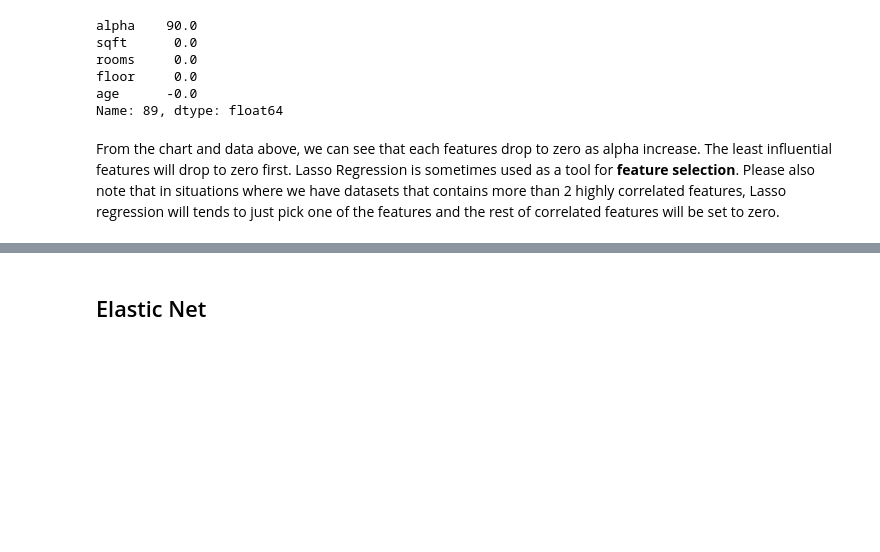
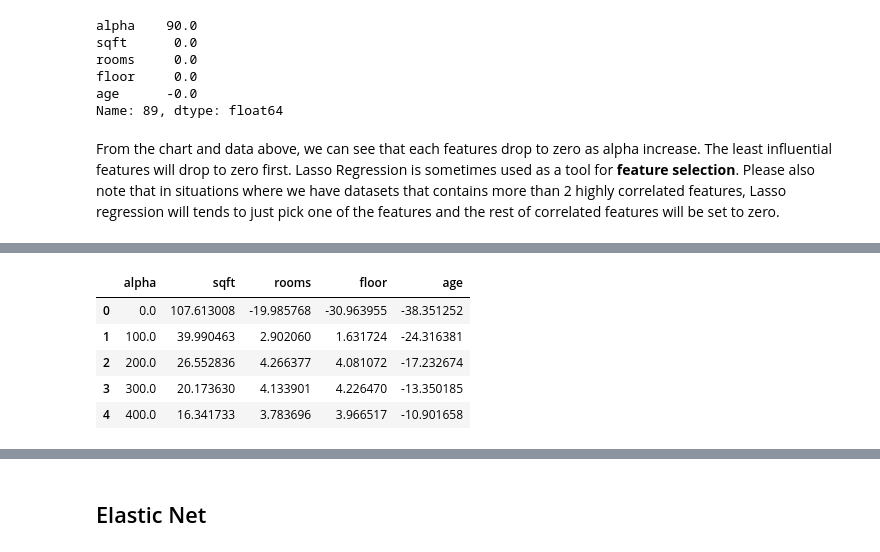
Before and after one commit to mlnotes2718/Introduction-Machine-Learning, a Jupyter notebook: ML Master Notes 15 - Regularization with SciKit Learn.ipynb, the cells around one changed output, grey strips where cells are left out. Cells and saved outputs as stored; diff of their text form; code cells hidden in the pictures; blank space fills up the shorter version.

```diff
--- a/ML Master Notes 15 - Regularization with SciKit Learn.ipynb
+++ b/ML Master Notes 15 - Regularization with SciKit Learn.ipynb
@@ -1158,0 +1194,10 @@ From the chart and data above, we can see that each features drop to zero as alp
+# %%
+weights = pd.DataFrame(weights, columns = ['alpha','sqft', 'rooms', 'floor', 'age'])
+weights.head()
+# %% [output]
+|  | alpha | sqft | rooms | floor | age |
+| 0 | 0.0 | 107.613008 | -19.985768 | -30.963955 | -38.351252 |
+| 1 | 100.0 | 39.990463 | 2.902060 | 1.631724 | -24.316381 |
+| 2 | 200.0 | 26.552836 | 4.266377 | 4.081072 | -17.232674 |
+| 3 | 300.0 | 20.173630 | 4.133901 | 4.226470 | -13.350185 |
+| 4 | 400.0 | 16.341733 | 3.783696 | 3.966517 | -10.901658 |
```
Also changed, not shown: parts of 46 cells of this notebook, 6 other files.
